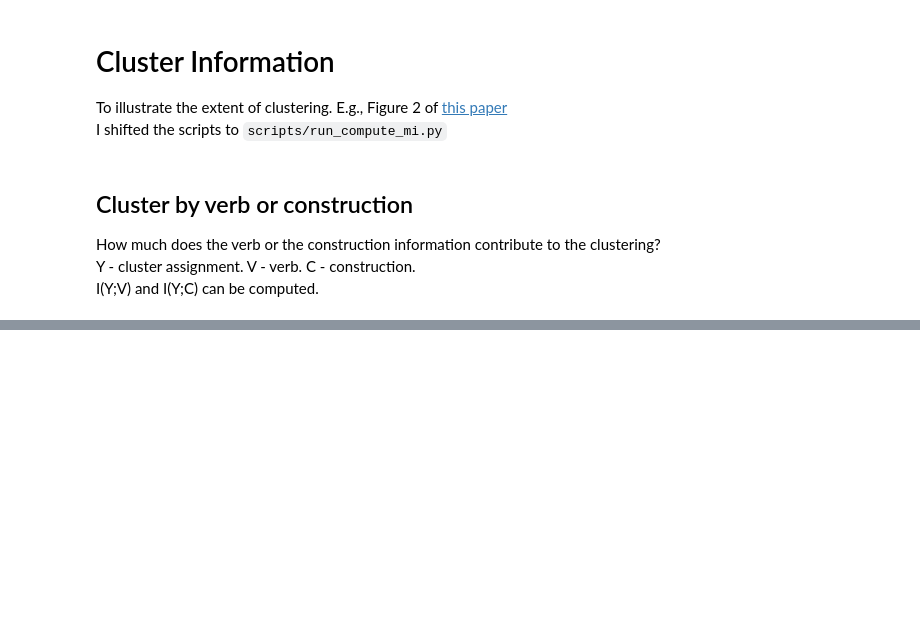
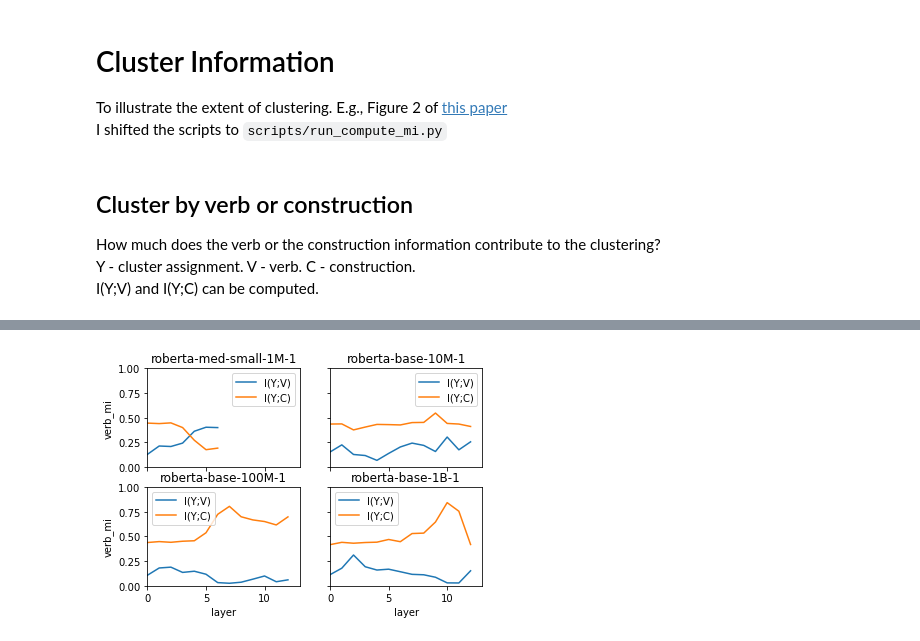
Before and after one commit to SPOClab-ca/neural-reality-constructions, a Jupyter notebook: notebooks-zining/20210730_cluster_info.ipynb, the cells around one changed output, grey strips where cells are left out. Cells and saved outputs as stored; diff of their text form; code cells hidden in the pictures; blank space fills up the shorter version.

Commit message:
Improve the NMI plots. Remove duplication

```diff
--- a/notebooks-zining/20210730_cluster_info.ipynb
+++ b/notebooks-zining/20210730_cluster_info.ipynb
@@ -75,0 +47,35 @@ for layer in range(13):
+# %%
+def group_plot(n_cluster_setting=4):
+    model_fnames = ["roberta-med-small-1M-1","roberta-base-10M-1","roberta-base-100M-1","roberta-base-1B-1"]
+    model_n_data = [10**6, 10**7, 10**8, 10**9]
+    plotdata = {
+        "construction_mi": [], "verb_mi": [], "model_n_data": [], "layer": []
+    }
+    for fname, n_data in zip(model_fnames, model_n_data):
+        report = pd.read_csv(f"0730_dendrogram/report_MI_nyu-mll_{fname}.csv")
+        report = report[report.n_clusters == n_cluster_setting]
+
+        plotdata["construction_mi"] += report["I(Y;C)"].tolist()
+        plotdata["verb_mi"] += report["I(Y;V)"].tolist()
+        plotdata["model_n_data"] += [n_data]*len(report)
+        plotdata["layer"] += report["layer"].tolist()
+    plotdata = pd.DataFrame(plotdata)
+
+    fig, axes = plt.subplots(2,2, sharex=True, sharey=True)
+    for j, id_ in enumerate([(0,0), (0,1), (1,0), (1,1)]):
+        ax = axes[id_]
+        modeldata = plotdata[plotdata.model_n_data==model_n_data[j]]
+
+        sns.lineplot(data=modeldata, x="layer", y="verb_mi", label="I(Y;V)", ax=ax)
+        sns.lineplot(data=modeldata, x="layer", y="construction_mi", label="I(Y;C)", ax=ax)
+        #import pdb; pdb.set_trace()
+
+        ax.set_title(model_fnames[j])
+    plt.xlim([0,13])
+    plt.ylim([0, 1.0])
+
+    plt.show()
+
+group_plot(n_cluster_setting=4)
+# %% [output]
+[figure, added]
```
Also changed, not shown: parts of 5 cells of this notebook, 1 other file.
